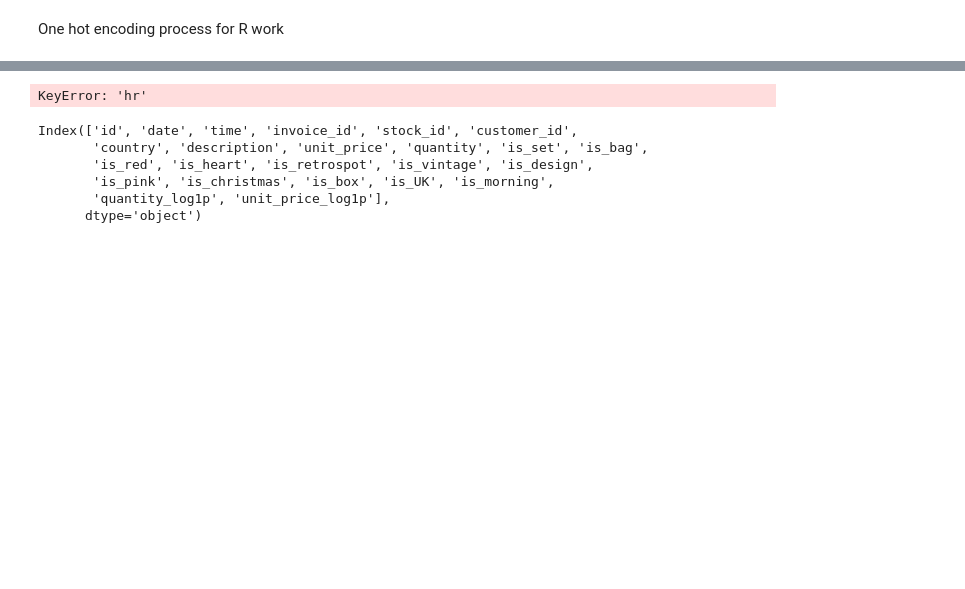
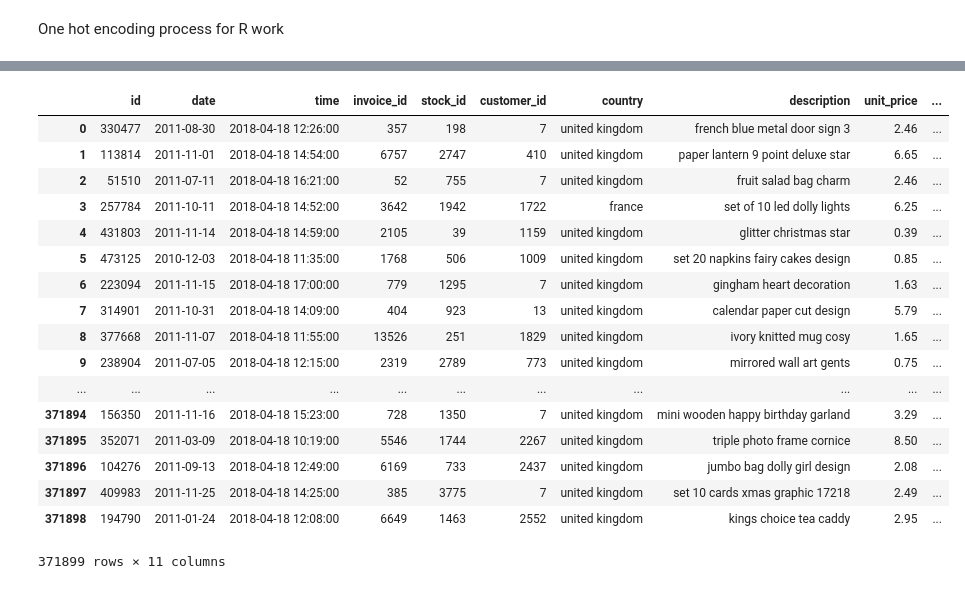
Before and after one commit to hondajyh/RetroSpeckt, a Jupyter notebook: Runjini's Python Experiment.ipynb, the cells around one changed output, grey strips where cells are left out. Saved outputs shown, nothing was run; the diff lists cells and outputs as text; code cells hidden in the pictures; blank space fills up the shorter version.

```diff
--- a/Runjini's Python Experiment.ipynb
+++ b/Runjini's Python Experiment.ipynb
@@ -31,0 +138,6 @@ pd_result
+# %%
+print (type(df_train['time'].iloc[0]))
+# https://stackoverflow.com/questions/26763344/convert-pandas-column-to-datetime
+df_train['time'] = pd.to_datetime(df_train['time'])
+df_test['time'] = pd.to_datetime(df_test['time'])
+print (type(df_train['time'].iloc[0]))
@@ -32,3 +181,25 @@ pd_result
+# %%
+hours = pd.DatetimeIndex(df_train['time']).hour
+pd.concat([df_train, pd.DataFrame(hours, index=df_train.index)], axis = 1)
+# %% [output]
+|  | id | date | time | invoice_id | stock_id | customer_id | country | description | unit_price | ... |
+| 0 | 330477 | 2011-08-30 | 2018-04-18 12:26:00 | 357 | 198 | 7 | united kingdom | french blue metal door sign 3 | 2.46 | ... |
+| 1 | 113814 | 2011-11-01 | 2018-04-18 14:54:00 | 6757 | 2747 | 410 | united kingdom | paper lantern 9 point deluxe star | 6.65 | ... |
+| 2 | 51510 | 2011-07-11 | 2018-04-18 16:21:00 | 52 | 755 | 7 | united kingdom | fruit salad bag charm | 2.46 | ... |
+| 3 | 257784 | 2011-10-11 | 2018-04-18 14:52:00 | 3642 | 1942 | 1722 | france | set of 10 led dolly lights | 6.25 | ... |
+| 4 | 431803 | 2011-11-14 | 2018-04-18 14:59:00 | 2105 | 39 | 1159 | united kingdom | glitter christmas star | 0.39 | ... |
+| 5 | 473125 | 2010-12-03 | 2018-04-18 11:35:00 | 1768 | 506 | 1009 | united kingdom | set 20 napkins fairy cakes design | 0.85 | ... |
+| 6 | 223094 | 2011-11-15 | 2018-04-18 17:00:00 | 779 | 1295 | 7 | united kingdom | gingham heart decoration | 1.63 | ... |
+| 7 | 314901 | 2011-10-31 | 2018-04-18 14:09:00 | 404 | 923 | 13 | united kingdom | calendar paper cut design | 5.79 | ... |
+| 8 | 377668 | 2011-11-07 | 2018-04-18 11:55:00 | 13526 | 251 | 1829 | united kingdom | ivory knitted mug cosy | 1.65 | ... |
+| 9 | 238904 | 2011-07-05 | 2018-04-18 12:15:00 | 2319 | 2789 | 773 | united kingdom | mirrored wall art gents | 0.75 | ... |
+| ... | ... | ... | ... | ... | ... | ... | ... | ... | ... | ... |
+| 371894 | 156350 | 2011-11-16 | 2018-04-18 15:23:00 | 728 | 1350 | 7 | united kingdom | mini wooden happy birthday garland | 3.29 | ... |
+| 371895 | 352071 | 2011-03-09 | 2018-04-18 10:19:00 | 5546 | 1744 | 2267 | united kingdom | triple photo frame cornice | 8.50 | ... |
+| 371896 | 104276 | 2011-09-13 | 2018-04-18 12:49:00 | 6169 | 733 | 2437 | united kingdom | jumbo bag dolly girl design | 2.08 | ... |
+| 371897 | 409983 | 2011-11-25 | 2018-04-18 14:25:00 | 385 | 3775 | 7 | united kingdom | set 10 cards xmas graphic 17218 | 2.49 | ... |
+| 371898 | 194790 | 2011-01-24 | 2018-04-18 12:08:00 | 6649 | 1463 | 2552 | united kingdom | kings choice tea caddy | 2.95 | ... |
+371899 rows × 11 columns
 # %%
 # Example of Jon's Python code
 #description is a set
@@ -83,18 +254,16 @@ df_train.loc[df_train['description'].str.contains('united kingdom', na=False),['
 #train_RM$UK <- ifelse(train_RM$country == 'united kingdom', 1, 0)
 
 ## below code is for dayparts, but not sure this is set up properly
-df_train = df_train.assign(is_morning = 0)
-df_train.loc[(df_train['hr'] < 12) & (df_train['hr'] > 4), ['is_morning']] = 1
+# df_train = df_train.assign(is_morning = 0)
+# df_train.loc[(df_train['hr'] < 12) & (df_train['hr'] > 4), ['is_morning']] = 1
 
-df_train = df_train.assign(is_afternoon = 0)
-df_train.loc[(df_train['hr'] >= 12) & (df_train['hr'] <= 17), ['is_afternoon']] = 1
+# df_train = df_train.assign(is_afternoon = 0)
+# df_train.loc[(df_train['hr'] >= 12) & (df_train['hr'] <= 17), ['is_afternoon']] = 1
 
-df_train = df_train.assign(is_evening = 0)
-df_train.loc[(df_train['hr'] > 17) | (df_train['hr'] <= 4), ['is_evening']] = 1
+# df_train = df_train.assign(is_evening = 0)
+# df_train.loc[(df_train['hr'] > 17) | (df_train['hr'] <= 4), ['is_evening']] = 1
 
 # R code for reference
 # train_RM$morning <- ifelse(train_RM$hour<12 & train_RM$hour>4,1,0)
 # train_RM$afternoon <- ifelse(train_RM$hour>=12 & train_RM$hour<=17,1,0)
 # train_RM$evening <- ifelse(train_RM$hour>17 | train_RM$hour<=4,1,0)
-# %% [output]
-KeyError: 'hr'
@@ -110,9 +269,0 @@ df_train = df_train.assign(unit_price_log1p = np.log1p(df_train.unit_price))
-# %%
-df_train.columns
-# %% [output]
-Index(['id', 'date', 'time', 'invoice_id', 'stock_id', 'customer_id',
-       'country', 'description', 'unit_price', 'quantity', 'is_set', 'is_bag',
-       'is_red', 'is_heart', 'is_retrospot', 'is_vintage', 'is_design',
-       'is_pink', 'is_christmas', 'is_box', 'is_UK', 'is_morning',
-       'quantity_log1p', 'unit_price_log1p'],
-      dtype='object')
```
Also changed, not shown: parts of 19 cells of this notebook, 2 other files.
